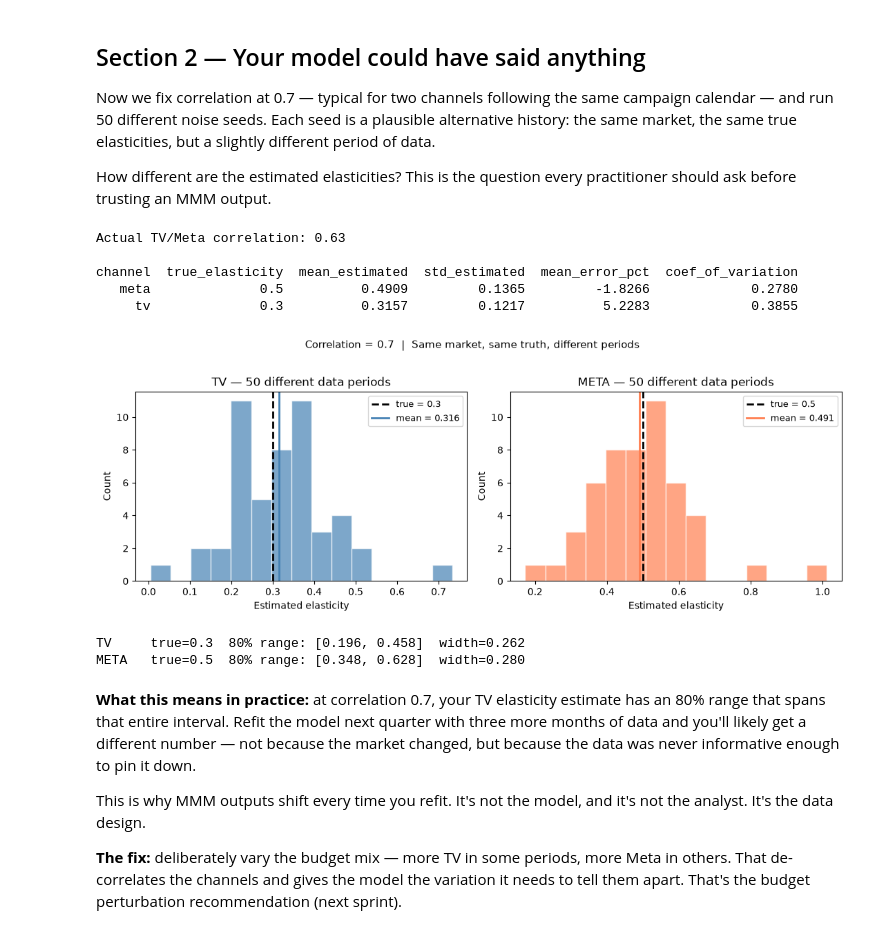
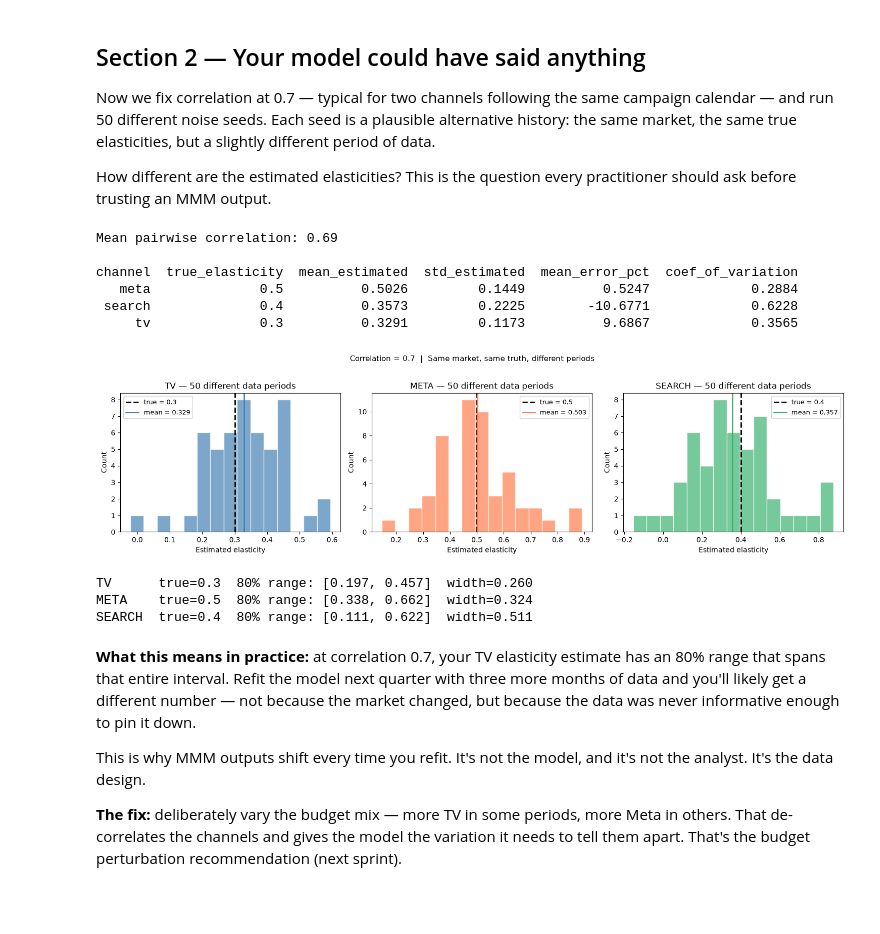
Before and after one commit to raz1470/how_wrong_is_your_mmm, a Jupyter notebook: notebooks/01_dgp_diagnostic_walkthrough.ipynb, the cells around one changed output. Cells and saved outputs as stored; diff of their text form; code cells hidden in the pictures; blank space fills up the shorter version.

```diff
--- a/notebooks/01_dgp_diagnostic_walkthrough.ipynb
+++ b/notebooks/01_dgp_diagnostic_walkthrough.ipynb
@@ -86,17 +99,16 @@ Total simulations: 900
 # %%
-# summary table: how does std_estimated grow with correlation?
 summary_rows = []
 for corr in correlations:
-    sub = all_results[all_results["target_correlation"] == corr]
-    for ch in ("tv", "meta"):
-        s = sub[sub["channel"] == ch]
+    sub = all_results[all_results['target_correlation'] == corr]
+    for ch in ['tv', 'meta', 'search']:
+        s = sub[sub['channel'] == ch]
         summary_rows.append({
-            "target_corr": corr,
-            "channel": ch,
-            "true": s["true_elasticity"].iloc[0],
-            "mean_est": s["estimated_elasticity"].mean(),
-            "std_est": s["estimated_elasticity"].std(),
-            "cv": s["estimated_elasticity"].std() / abs(s["estimated_elasticity"].mean()),
+            'target_corr': corr,
+            'channel': ch,
+            'true': s['true_elasticity'].iloc[0],
+            'mean_est': s['estimated_elasticity'].mean(),
+            'std_est': s['estimated_elasticity'].std(),
+            'cv': s['estimated_elasticity'].std() / abs(s['estimated_elasticity'].mean()),
         })
 
 sweep_summary = pd.DataFrame(summary_rows).round(3)
@@ -165,47 +178,58 @@ How different are the estimated elasticities? This is the question every practit
 diag_fixed = CollinearityDiagnostic(correlation=0.7, spend_seed=0)
 diag_fixed.fit(n_sims=n_sims, fast_mode=FAST_MODE)
 
-print(f"Actual TV/Meta correlation: {diag_fixed.actual_correlation:.2f}")
+print(f'Mean pairwise correlation: {diag_fixed.actual_correlation:.2f}')
 print()
 print(diag_fixed.summary().to_string(index=False))
 # %% [output]
-Actual TV/Meta correlation: 0.63
+Mean pairwise correlation: 0.69
 
 channel  true_elasticity  mean_estimated  std_estimated  mean_error_pct  coef_of_variation
-   meta              0.5          0.4909         0.1365         -1.8266             0.2780
-     tv              0.3          0.3157         0.1217          5.2283             0.3855
+   meta              0.5          0.5026         0.1449          0.5247             0.2884
+ search              0.4          0.3573         0.2225        -10.6771             0.6228
+     tv              0.3          0.3291         0.1173          9.6867             0.3565
 # %%
-# plot: distribution of estimates across 50 seeds
-fig, axes = plt.subplots(1, 2, figsize=(11, 4))
+channels_cfg = [
+    ('tv',     0.3, 'steelblue'),
+    ('meta',   0.5, 'coral'),
+    ('search', 0.4, 'mediumseagreen'),
+]
 
-for ax, channel, true_e, color in zip(
-    axes, ["tv", "meta"], [0.3, 0.5], ["steelblue", "coral"]
-):
-    estimates = diag_fixed.results_[diag_fixed.results_["channel"] == channel]["estimated_elasticity"]
+fig, axes = plt.subplots(1, 3, figsize=(15, 4))
 
-    ax.hist(estimates, bins=15, color=color, alpha=0.7, edgecolor="white")
-    ax.axvline(true_e, color="black", linestyle="--", linewidth=2, label=f"true = {true_e}")
-    ax.axvline(estimates.mean(), color=color, linestyle="-", linewidth=2, label=f"mean = {estimates.mean():.3f}")
+for ax, (channel, true_e, color) in zip(axes, channels_cfg):
+    estimates = diag_fixed.results_[
+        diag_fixed.results_['channel'] == channel
+    ]['estimated_elasticity']
 
-    ax.set_xlabel("Estimated elasticity")
-    ax.set_ylabel("Count")
-    ax.set_title(f"{channel.upper()} — 50 different data periods")
+    ax.hist(estimates, bins=15, color=color, alpha=0.7, edgecolor='white')
+    ax.axvline(true_e, color='black', linestyle='--', linewidth=2, label=f'true = {true_e}')
+    ax.axvline(estimates.mean(), color=color, linestyle='-', linewidth=2,
+               label=f'mean = {estimates.mean():.3f}')
+
+    ax.set_xlabel('Estimated elasticity')
+    ax.set_ylabel('Count')
+    ax.set_title(f'{channel.upper()} — {n_sims} different data periods')
     ax.legend(fontsize=9)
 
-plt.suptitle("Correlation = 0.7  |  Same market, same truth, different periods", fontsize=11, y=1.02)
+plt.suptitle('Correlation = 0.7  |  Same market, same truth, different periods',
+             fontsize=11, y=1.02)
 plt.tight_layout()
 plt.show()
 # %% [output]
-[figure, old version]
+[figure, new version]
 # %%
-# show the range practically
-for channel, true_e in [("tv", 0.3), ("meta", 0.5)]:
-    estimates = diag_fixed.results_[diag_fixed.results_["channel"] == channel]["estimated_elasticity"]
+true_elasticities = {'tv': 0.3, 'meta': 0.5, 'search': 0.4}
+for channel, true_e in true_elasticities.items():
+    estimates = diag_fixed.results_[
+        diag_fixed.results_['channel'] == channel
+    ]['estimated_elasticity']
     lo, hi = estimates.quantile(0.1), estimates.quantile(0.9)
-    print(f"{channel.upper():5s}  true={true_e:.1f}  80% range: [{lo:.3f}, {hi:.3f}]  width={hi-lo:.3f}")
+    print(f'{channel.upper():6s}  true={true_e:.1f}  80% range: [{lo:.3f}, {hi:.3f}]  width={hi-lo:.3f}')
 # %% [output]
-TV     true=0.3  80% range: [0.196, 0.458]  width=0.262
-META   true=0.5  80% range: [0.348, 0.628]  width=0.280
+TV      true=0.3  80% range: [0.197, 0.457]  width=0.260
+META    true=0.5  80% range: [0.338, 0.662]  width=0.324
+SEARCH  true=0.4  80% range: [0.111, 0.622]  width=0.511
 # %% [markdown]
 **What this means in practice:** at correlation 0.7, your TV elasticity estimate has an 80% range that spans that entire interval. Refit the model next quarter with three more months of data and you'll likely get a different number — not because the market changed, but because the data was never informative enough to pin it down.
 
```
Also changed, not shown: parts of 11 cells of this notebook, 10 other files.
